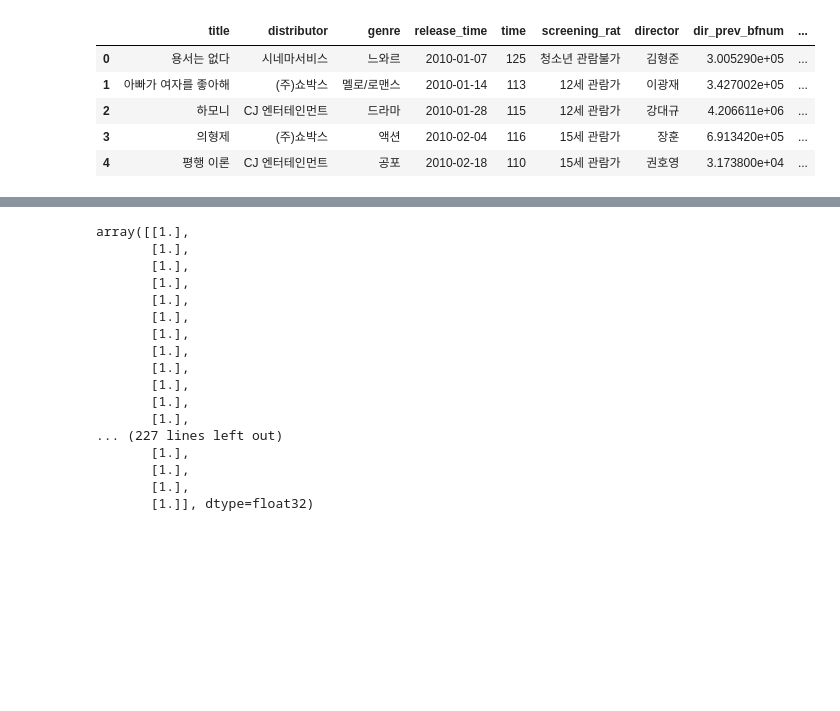
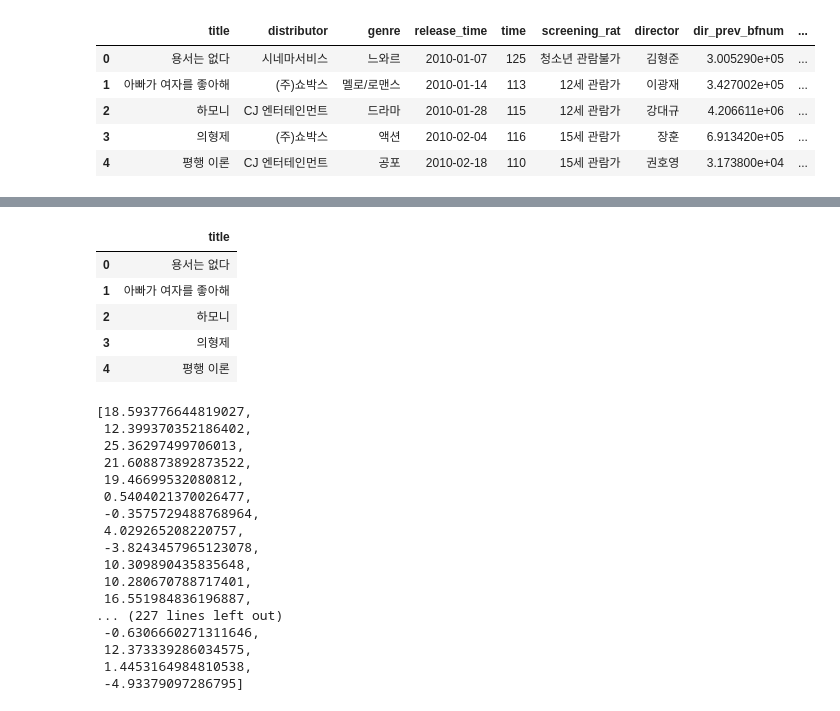
Before and after one commit to kysth0707/KagglePractice, a Jupyter notebook: dacon-movie/main.ipynb, the cells around one changed output, grey strips where cells are left out. Drawn from its saved outputs; the diff is of its cells as text; code cells hidden in the pictures; blank space fills up the shorter version.

Commit message:
predict 1

```diff
--- a/dacon-movie/main.ipynb
+++ b/dacon-movie/main.ipynb
@@ -949,20 +860,30 @@ PredictY = model.predict(PredictX)
-# %%
-PredictY
-# %% [output]
-array([[1.],
-       [1.],
-       [1.],
-       [1.],
-       [1.],
-       [1.],
-       [1.],
-       [1.],
-       [1.],
-       [1.],
-       [1.],
-       [1.],
-... (227 lines left out)
-       [1.],
-       [1.],
-       [1.],
-       [1.]], dtype=float32)
+# %%
+OutputTitle.head()
+# %% [output]
+|  | title |
+| 0 | 용서는 없다 |
+| 1 | 아빠가 여자를 좋아해 |
+| 2 | 하모니 |
+| 3 | 의형제 |
+| 4 | 평행 이론 |
+# %%
+PredictY = list(PredictY)
+PredictY
+# %% [output]
+[18.593776644819027,
+ 12.399370352186402,
+ 25.36297499706013,
+ 21.608873892873522,
+ 19.46699532080812,
+ 0.5404021370026477,
+ -0.3575729488768964,
+ 4.029265208220757,
+ -3.8243457965123078,
+ 10.309890435835648,
+ 10.280670788717401,
+ 16.551984836196887,
+... (227 lines left out)
+ -0.6306660271311646,
+ 12.373339286034575,
+ 1.4453164984810538,
+ -4.93379097286795]
```
Also changed, not shown: parts of 21 cells of this notebook, 1 other file.
